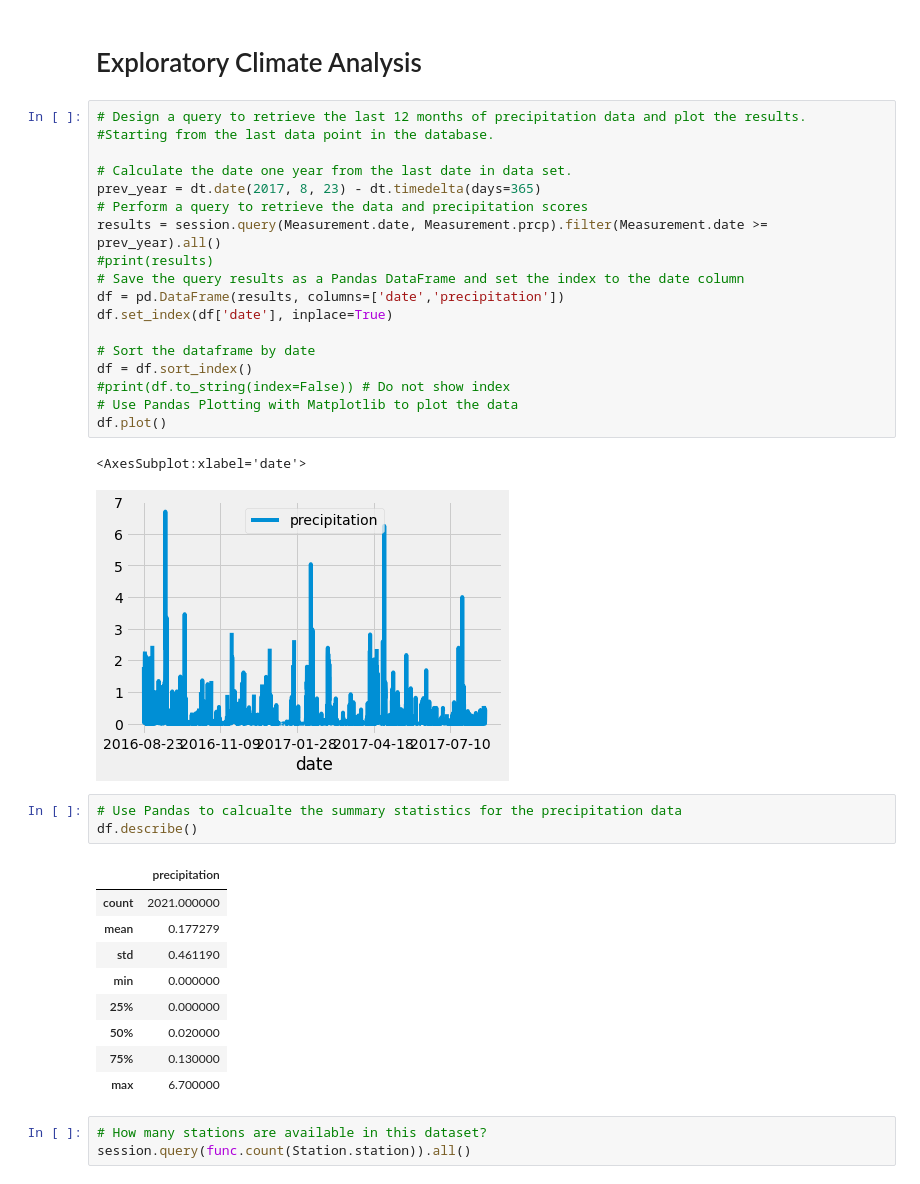
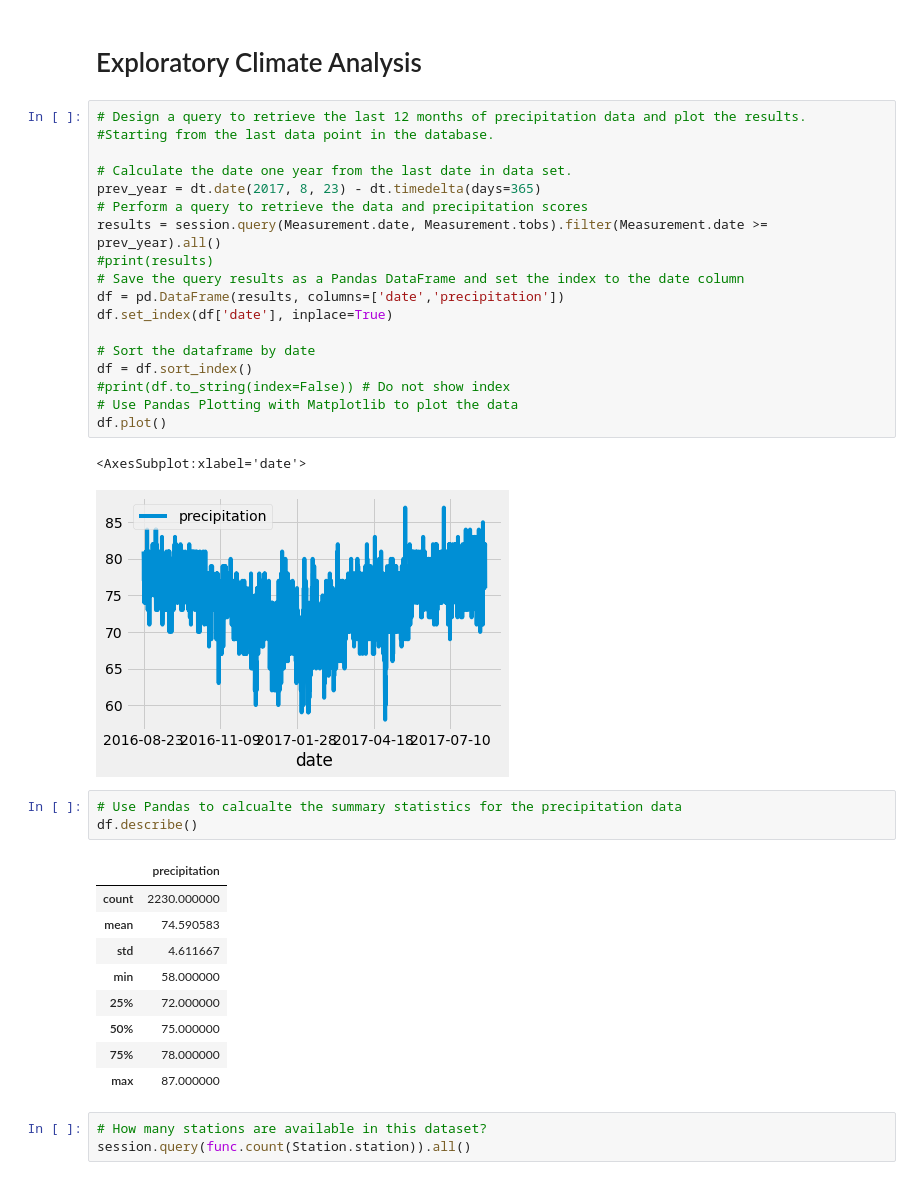
Before and after one commit to crtallent/surfs_up, a Jupyter notebook: climate_analysis.ipynb, the cells around one changed output. Cells and saved outputs as stored; diff of their text form.

```diff
--- a/climate_analysis.ipynb
+++ b/climate_analysis.ipynb
@@ -41,37 +41,37 @@ session = Session(engine)
 # %%
 # Design a query to retrieve the last 12 months of precipitation data and plot the results.
 #Starting from the last data point in the database.
 
 # Calculate the date one year from the last date in data set.
 prev_year = dt.date(2017, 8, 23) - dt.timedelta(days=365)
 # Perform a query to retrieve the data and precipitation scores
-results = session.query(Measurement.date, Measurement.prcp).filter(Measurement.date >= prev_year).all()
+results = session.query(Measurement.date, Measurement.tobs).filter(Measurement.date >= prev_year).all()
 #print(results)
 # Save the query results as a Pandas DataFrame and set the index to the date column
 df = pd.DataFrame(results, columns=['date','precipitation'])
 df.set_index(df['date'], inplace=True)
 
 # Sort the dataframe by date
 df = df.sort_index()
 #print(df.to_string(index=False)) # Do not show index
 # Use Pandas Plotting with Matplotlib to plot the data
 df.plot()
 # %% [output]
 <AxesSubplot:xlabel='date'>
-[figure, old version]
+[figure, new version]
 # %%
 # Use Pandas to calcualte the summary statistics for the precipitation data
 df.describe()
 # %% [output]
 |  | precipitation |
-| count | 2021.000000 |
-| mean | 0.177279 |
-| std | 0.461190 |
-| min | 0.000000 |
-| 25% | 0.000000 |
-| 50% | 0.020000 |
-| 75% | 0.130000 |
-| max | 6.700000 |
+| count | 2230.000000 |
+| mean | 74.590583 |
+| std | 4.611667 |
+| min | 58.000000 |
+| 25% | 72.000000 |
+| 50% | 75.000000 |
+| 75% | 78.000000 |
+| max | 87.000000 |
 # %%
 # How many stations are available in this dataset?
 session.query(func.count(Station.station)).all()
```
Also changed, not shown: 1 other file.
